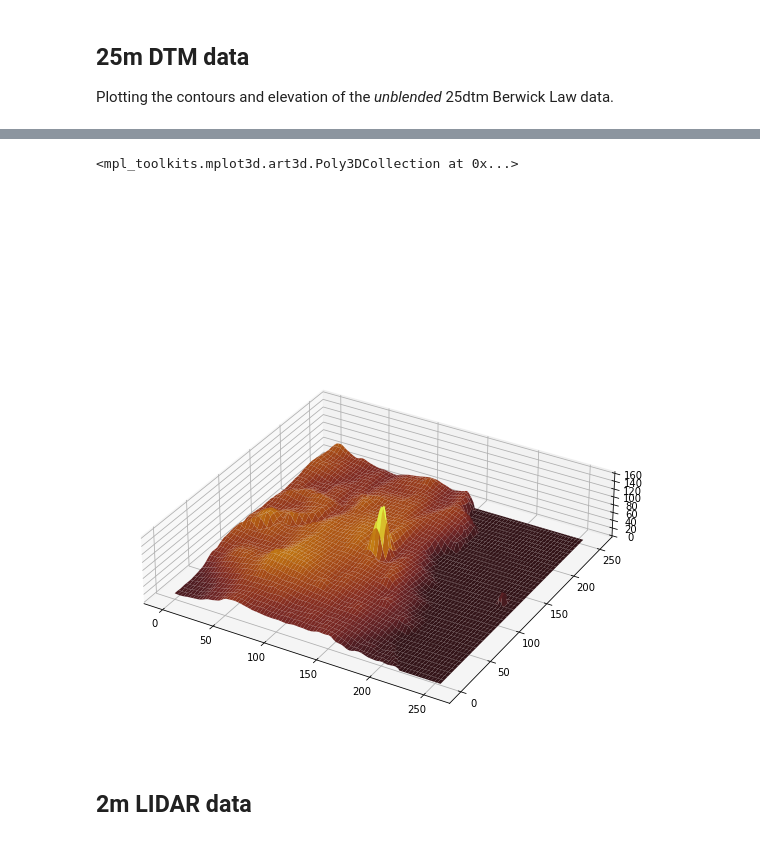
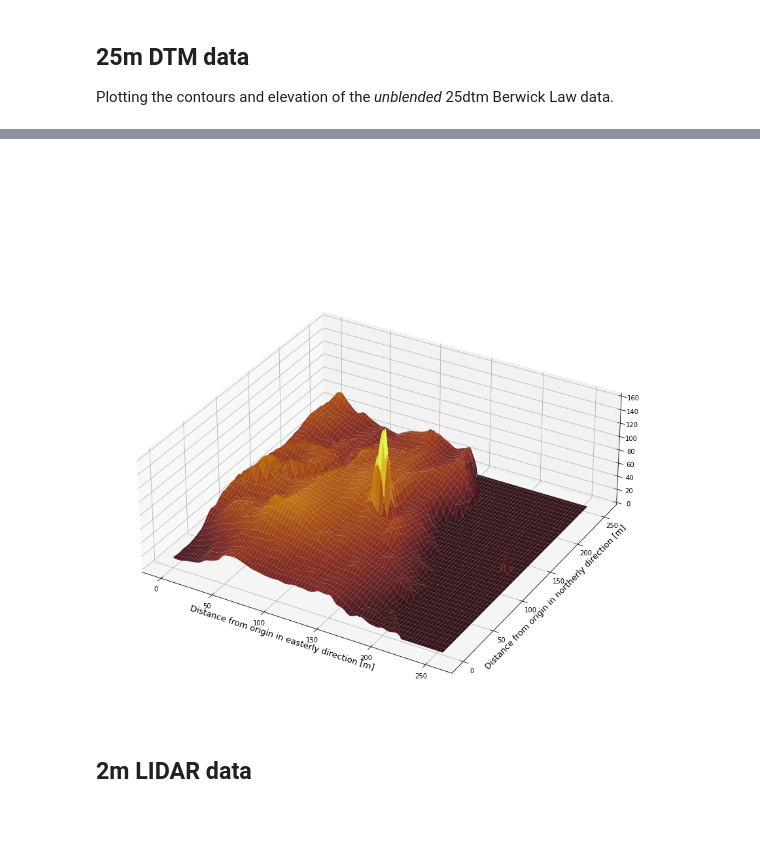
Before and after one commit to dhegedus99/MetGroupProject, a Jupyter notebook: TopographyNotebook.ipynb, the cells around one changed output, grey strips where cells are left out. Drawn from its saved outputs; the diff is of its cells as text; code cells hidden in the pictures.

```diff
--- a/TopographyNotebook.ipynb
+++ b/TopographyNotebook.ipynb
@@ -79,31 +129,37 @@ Note: you may need to restart the kernel to use updated packages.
 # %%
+# This plot is more useful
 # Another way of using plot_surface
 
-import cmocean as cmo
-
+# Import data
 elevation = np.loadtxt('NorthBerwickLaw.txt')
-fig = plt.figure(figsize=(15, 10))
+fig = plt.figure(figsize=(20, 12))
 ax = fig.gca(projection='3d')
 
+
 # Scaling of the z-axis to make the plot less spiky and more realistic
-ax.get_proj = lambda: np.dot(Axes3D.get_proj(ax), np.diag([1, 1, 0.3, 1]))
+ax.get_proj = lambda: np.dot(Axes3D.get_proj(ax), np.diag([1, 1, 0.5, 1]))
 
+# Define meshgrid and make data
 n=len(elevation)
 X = np.arange(0, n, 1)
 Y = np.arange(0, n, 1)
 X, Y = np.meshgrid(X, Y)
 R = np.sqrt(X**2 + Y**2)
 B = elevation[X,Y]
 
-# Plot the surface.
+# Plot the surface
 ax.plot_surface(X, Y, B, cmap= cmo.cm.solar, rcount=50, ccount=100)
 #ax.plot_surface(X, Y, B,rcount=50, ccount=100) # without color map
-
 # deep, topo, balance, amp, turbid, solar
 # I prefer solar or balance or deep
+
+# Set axes labels
+ax.set_xlabel("Distance from origin in easterly direction [m]", fontsize = 13)
+ax.set_ylabel("Distance from origin in northerly direction [m]", fontsize = 13)
+
+fig.tight_layout()
 # %% [output]
-<mpl_toolkits.mplot3d.art3d.Poly3DCollection at 0x...>
-[figure, old version]
+[figure, new version]
 # %% [markdown]
 ## 2m LIDAR data
 # %%
```
Also changed, not shown: parts of 10 cells of this notebook.
